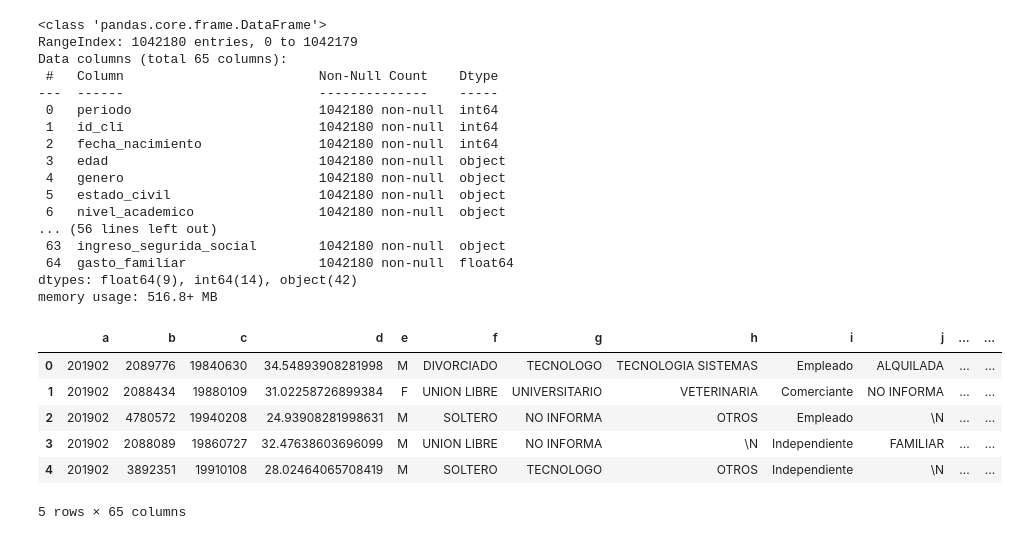
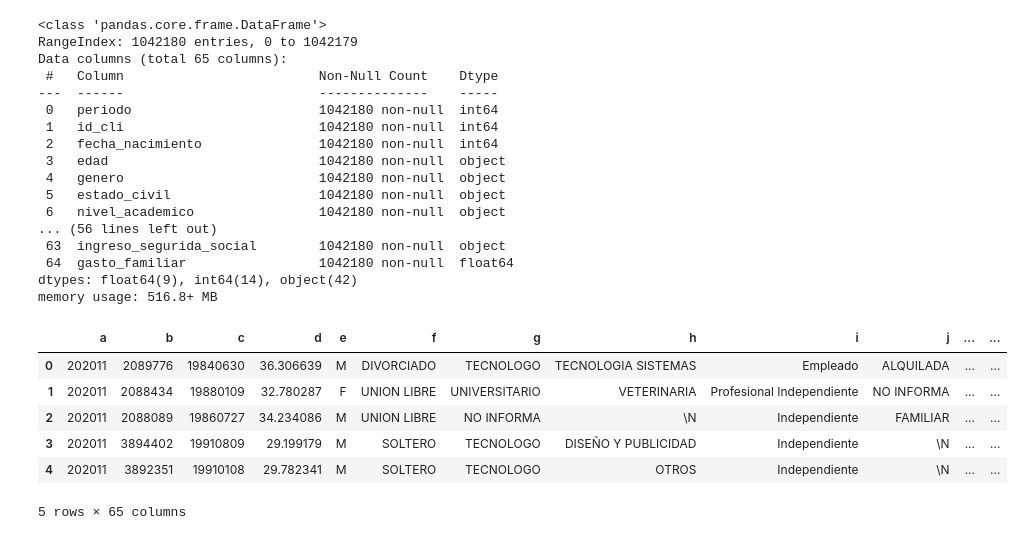
Before and after one commit to abdala9512/bc-dataton, a Jupyter notebook: notebooks/notebook_Miguel.ipynb, the cells around one changed output. Drawn from its saved outputs; the diff is of its cells as text; code cells hidden in the pictures.

```diff
--- a/notebooks/notebook_Miguel.ipynb
+++ b/notebooks/notebook_Miguel.ipynb
@@ -132,14 +129,13 @@ dtypes: float64(9), int64(14), object(42)
 memory usage: 516.8+ MB
 # %%
 import pandas as pd
-data = pd.read_csv("../data/train_202002.csv")
+data = pd.read_csv("../data/train_202011.csv")
+data.head()
+# %% [output]
+|  | a | b | c | d | e | f | g | h | i | j | ... | ... |
+| 0 | 202011 | 2089776 | 19840630 | 36.306639 | M | DIVORCIADO | TECNOLOGO | TECNOLOGIA SISTEMAS | Empleado | ALQUILADA | ... | ... |
+| 1 | 202011 | 2088434 | 19880109 | 32.780287 | F | UNION LIBRE | UNIVERSITARIO | VETERINARIA | Profesional Independiente | NO INFORMA | ... | ... |
+| 2 | 202011 | 2088089 | 19860727 | 34.234086 | M | UNION LIBRE | NO INFORMA | \N | Independiente | FAMILIAR | ... | ... |
+| 3 | 202011 | 3894402 | 19910809 | 29.199179 | M | SOLTERO | TECNOLOGO | DISEÑO Y PUBLICIDAD | Independiente | \N | ... | ... |
+| 4 | 202011 | 3892351 | 19910108 | 29.782341 | M | SOLTERO | TECNOLOGO | OTROS | Independiente | \N | ... | ... |
+5 rows × 65 columns
-# %%
-data.head()
-# %% [output]
-|  | a | b | c | d | e | f | g | h | i | j | ... | ... |
-| 0 | 201902 | 2089776 | 19840630 | 34.54893908281998 | M | DIVORCIADO | TECNOLOGO | TECNOLOGIA SISTEMAS | Empleado | ALQUILADA | ... | ... |
-| 1 | 201902 | 2088434 | 19880109 | 31.02258726899384 | F | UNION LIBRE | UNIVERSITARIO | VETERINARIA | Comerciante | NO INFORMA | ... | ... |
-| 2 | 201902 | 4780572 | 19940208 | 24.93908281998631 | M | SOLTERO | NO INFORMA | OTROS | Empleado | \N | ... | ... |
-| 3 | 201902 | 2088089 | 19860727 | 32.47638603696099 | M | UNION LIBRE | NO INFORMA | \N | Independiente | FAMILIAR | ... | ... |
-| 4 | 201902 | 3892351 | 19910108 | 28.02464065708419 | M | SOLTERO | TECNOLOGO | OTROS | Independiente | \N | ... | ... |
-5 rows × 65 columns
```
Also changed, not shown: parts of 6 cells of this notebook, 1 other file.
